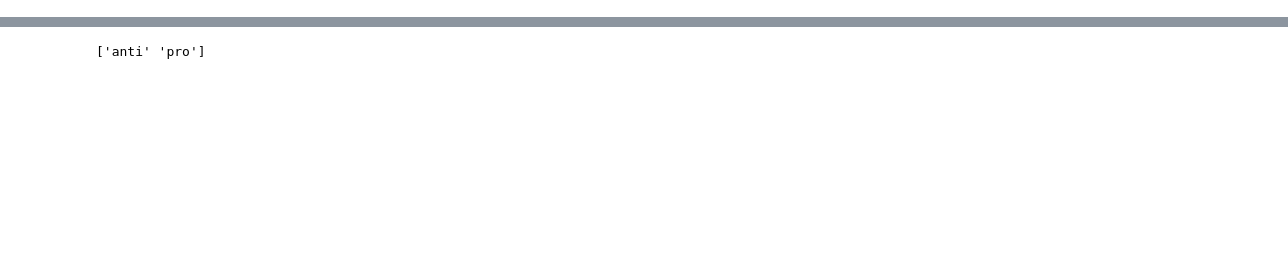
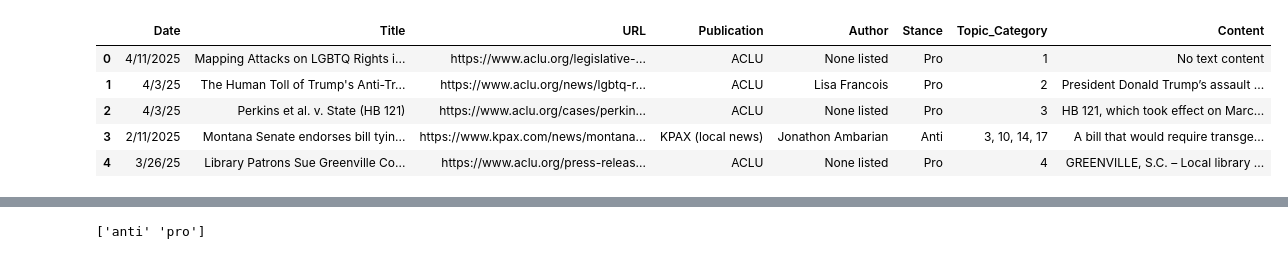
Before and after one commit to teaton20/lgbtq.ai, a Jupyter notebook: MODELING/testing_stage/embeddings3.ipynb, the cells around one changed output, grey strips where cells are left out. Saved outputs shown, nothing was run; the diff lists cells and outputs as text; code cells hidden in the pictures; blank space fills up the shorter version.

```diff
--- a/MODELING/testing_stage/embeddings3.ipynb
+++ b/MODELING/testing_stage/embeddings3.ipynb
@@ -14,7 +14,17 @@ from sklearn.neighbors import NearestNeighbors
 from sklearn.linear_model import LogisticRegression
 from sklearn.model_selection import train_test_split
 # %%
-df = pd.read_csv('../production_ready/pre-processed-articles.csv')
+SHEET_CSV_URL = "https://docs.google.com/spreadsheets/d/19gFONrR0d4Ed57gGWtUqVHjjvw85WgysCh9ukhiTmBM/export?format=csv"
+df = pd.read_csv(SHEET_CSV_URL)
+# %%
+df.head()
+# %% [output]
+|  | Date | Title | URL | Publication | Author | Stance | Topic_Category | Content |
+| 0 | 4/11/2025 | Mapping Attacks on LGBTQ Rights i... | https://www.aclu.org/legislative-... | ACLU | None listed | Pro | 1 | No text content |
+| 1 | 4/3/25 | The Human Toll of Trump's Anti-Tr... | https://www.aclu.org/news/lgbtq-r... | ACLU | Lisa Francois | Pro | 2 | President Donald Trump’s assault ... |
+| 2 | 4/3/25 | Perkins et al. v. State (HB 121) | https://www.aclu.org/cases/perkin... | ACLU | None listed | Pro | 3 | HB 121, which took effect on Marc... |
+| 3 | 2/11/2025 | Montana Senate endorses bill tyin... | https://www.kpax.com/news/montana... | KPAX (local news) | Jonathon Ambarian | Anti | 3, 10, 14, 17 | A bill that would require transge... |
+| 4 | 3/26/25 | Library Patrons Sue Greenville Co... | https://www.aclu.org/press-releas... | ACLU | None listed | Pro | 4 | GREENVILLE, S.C. – Local library ... |
 # %%
 device = torch.device('mps' if torch.backends.mps.is_available() else 'cpu')
 print('using device:', device)
```
Also changed, not shown: parts of 13 cells of this notebook, 4 other files.
